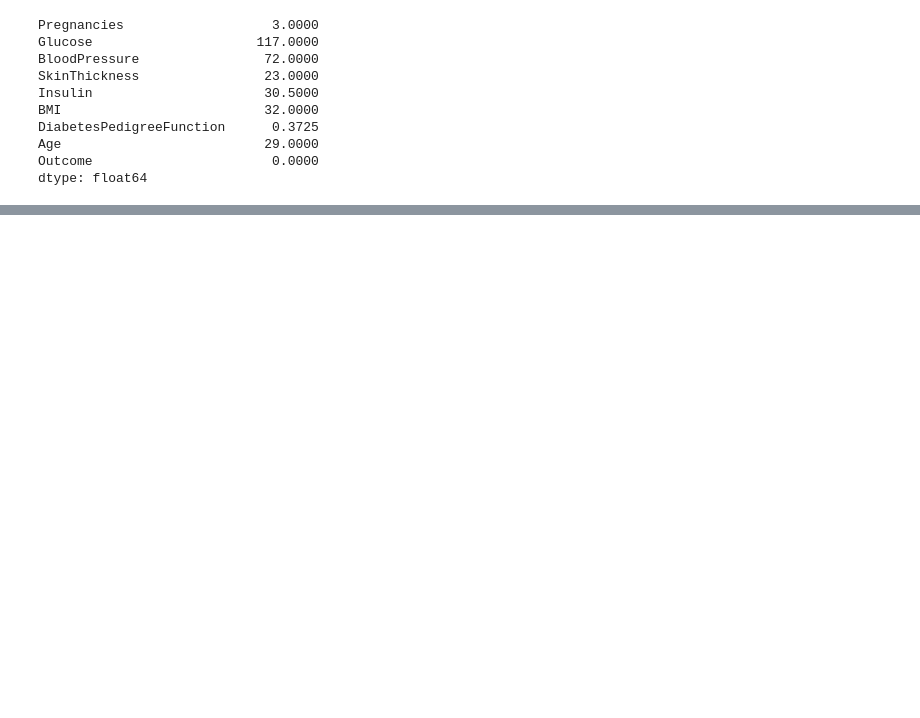
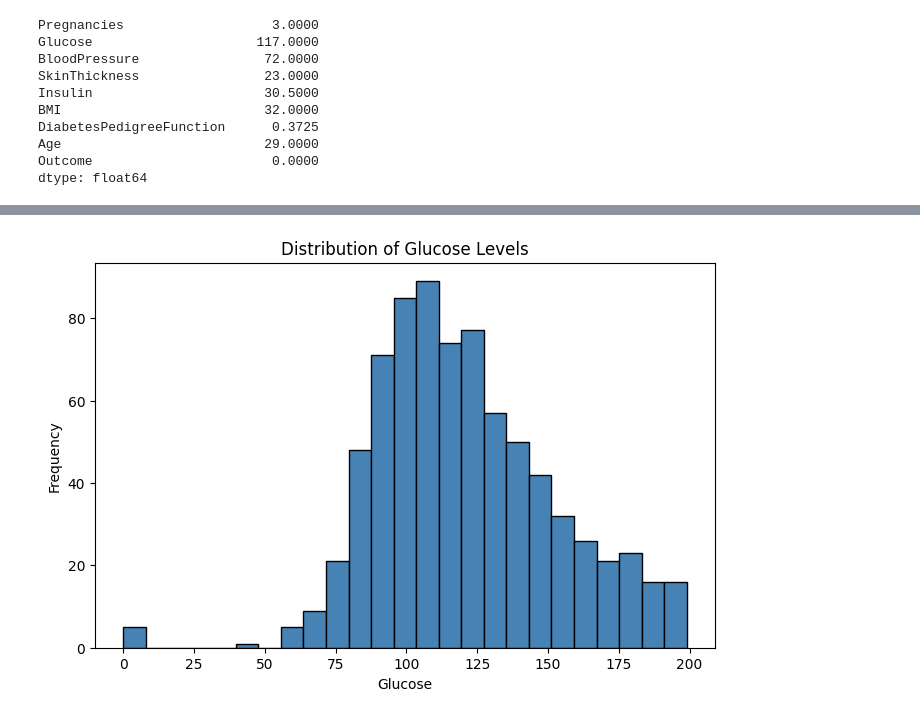
Before and after one commit to retrixe/collegework, a Jupyter notebook: sem6/mll/Assignment1.ipynb, the cells around one changed output, grey strips where cells are left out. Drawn from its saved outputs; the diff is of its cells as text; code cells hidden in the pictures; blank space fills up the shorter version.

```diff
--- a/sem6/mll/Assignment1.ipynb
+++ b/sem6/mll/Assignment1.ipynb
@@ -186,0 +219,20 @@ df.fillna(df.mean())
+# %%
+# 6. Encoding categorical data.
+# The diabetes dataset has all numeric features, so encoding is not strictly needed.
+# Demonstrating LabelEncoder and OneHotEncoder for reference.
+
+from sklearn.preprocessing import LabelEncoder, OneHotEncoder
+
+# Example: Encoding the 'Outcome' column using LabelEncoder
+le = LabelEncoder()
+y_encoded = le.fit_transform(y)
+print("Label Encoded Outcome:", y_encoded[:10])
+
+# Example: OneHotEncoding on a binned 'Age' column
+df['AgeGroup'] = pd.cut(df['Age'], bins=[0, 30, 45, 60, 100], labels=['Young', 'Middle', 'Senior', 'Old'])
+df_encoded = pd.get_dummies(df, columns=['AgeGroup'], dtype=int)
+print("\nOneHotEncoded AgeGroup columns:")
+print(df_encoded.filter(like='AgeGroup').head())
+
+# Drop the helper column for further steps
+df.drop(columns=['AgeGroup'], inplace=True)
@@ -186,0 +320,14 @@ df.fillna(df.mean())
+# %%
+# 10. Use any 5-6 graphs/plots.
+import matplotlib.pyplot as plt
+import seaborn as sns
+
+# Plot 1: Histogram of Glucose levels
+plt.figure(figsize=(8, 5))
+plt.hist(df['Glucose'], bins=25, color='steelblue', edgecolor='black')
+plt.title('Distribution of Glucose Levels')
+plt.xlabel('Glucose')
+plt.ylabel('Frequency')
+plt.show()
+# %% [output]
+[figure, added]
```
Also changed, not shown: parts of 24 cells of this notebook, 2 other files.
